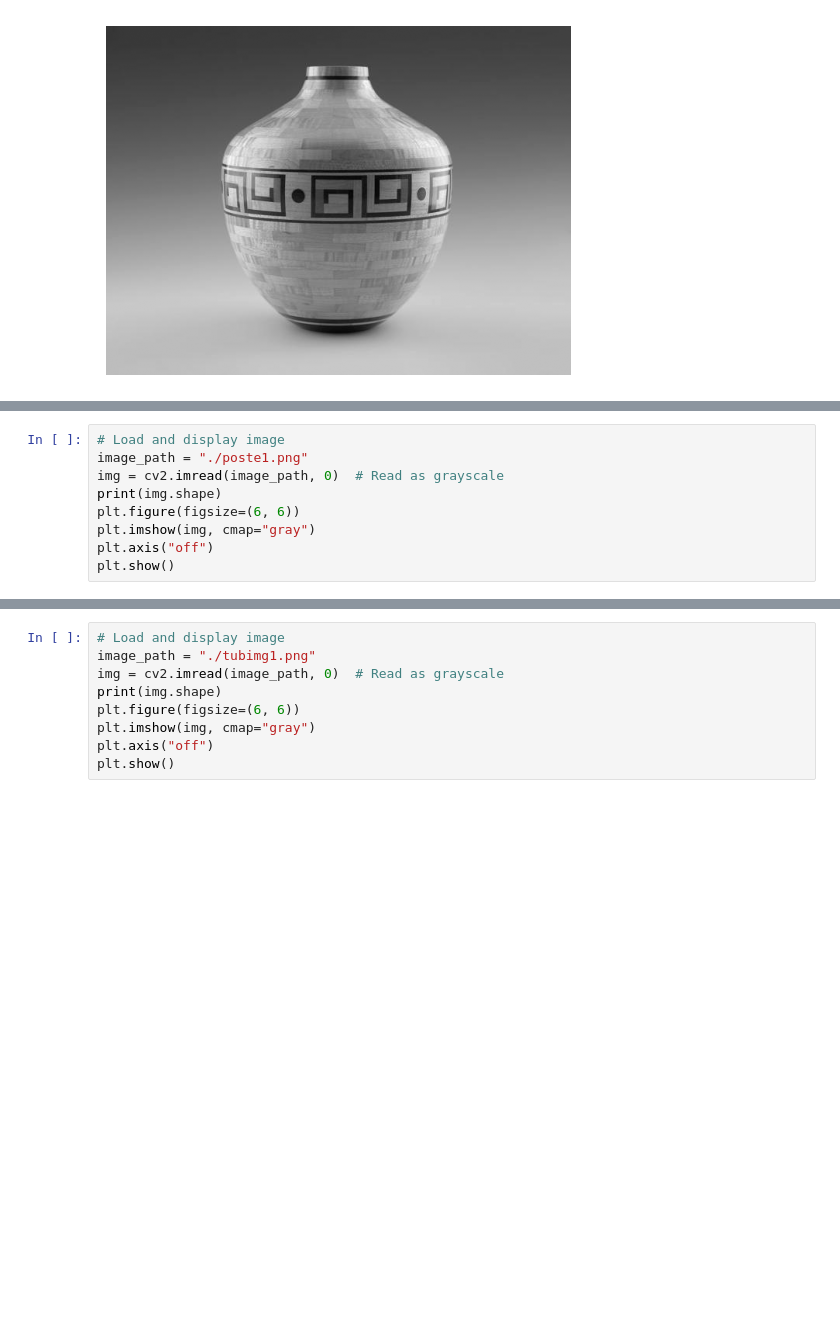
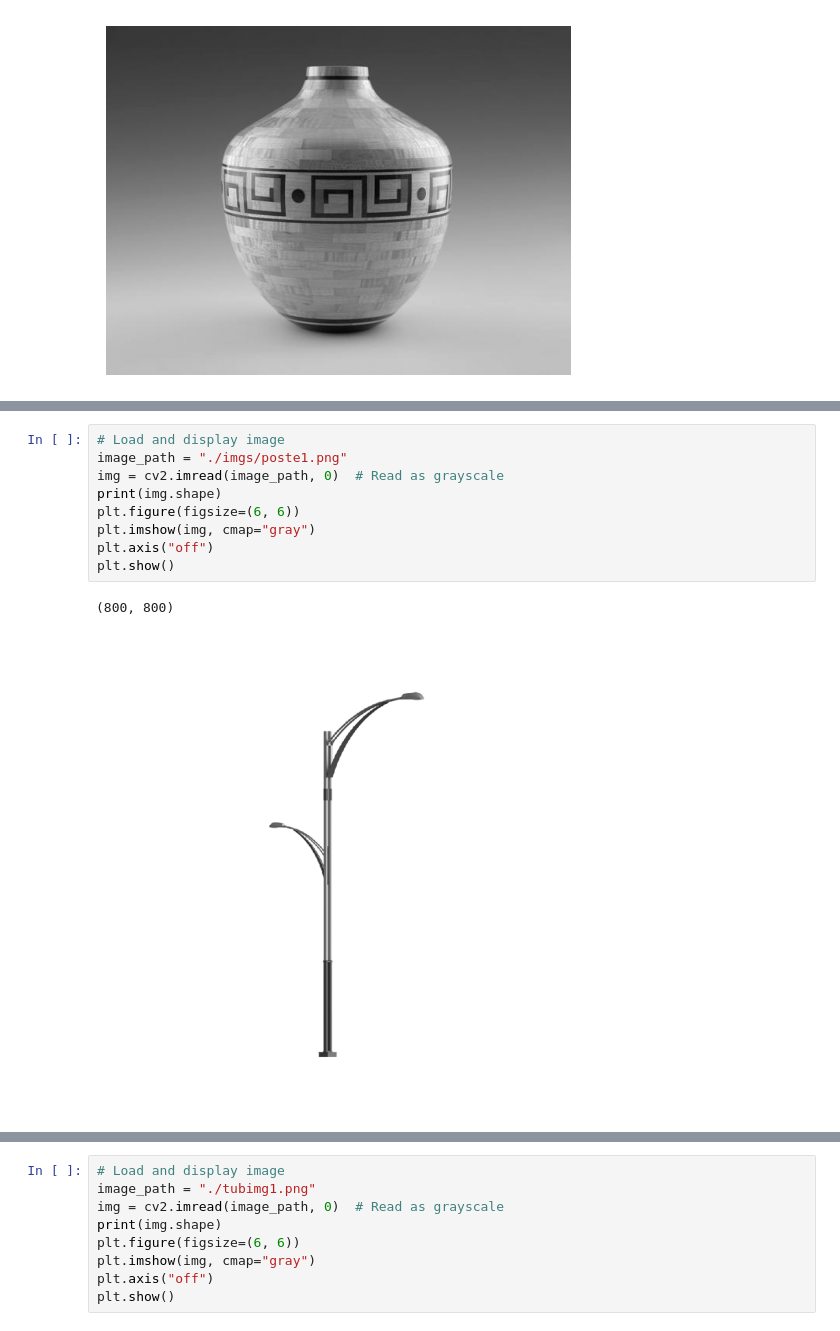
Before and after one commit to shh4und/snakes, a Jupyter notebook: 2D/snake.ipynb, the cells around one changed output, grey strips where cells are left out. Cells and saved outputs as stored; diff of their text form; blank space fills up the shorter version.

```diff
--- a/2D/snake.ipynb
+++ b/2D/snake.ipynb
@@ -155,12 +165,15 @@ plt.show()
 # %%
 # Load and display image
-image_path = "./poste1.png"
+image_path = "./imgs/poste1.png"
 img = cv2.imread(image_path, 0)  # Read as grayscale
 print(img.shape)
 plt.figure(figsize=(6, 6))
 plt.imshow(img, cmap="gray")
 plt.axis("off")
 plt.show()
+# %% [output]
+(800, 800)
+[figure, added]
 # %%
 initial_points2 = [
     [200, 75],
```
Also changed, not shown: parts of 7 cells of this notebook, 1 other file.
